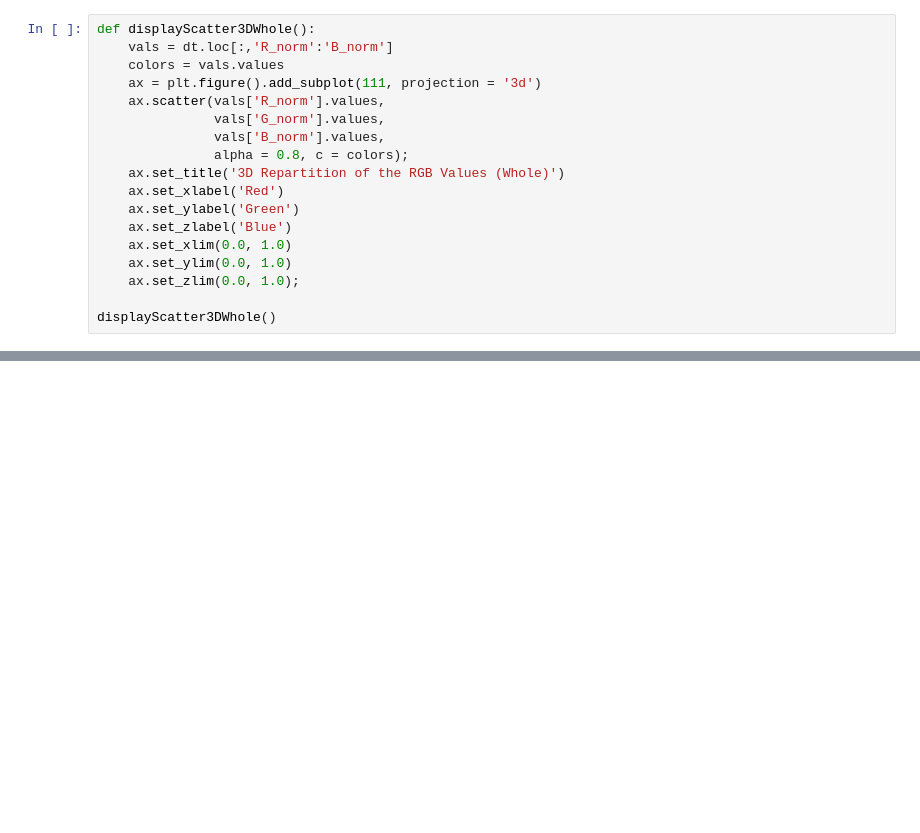
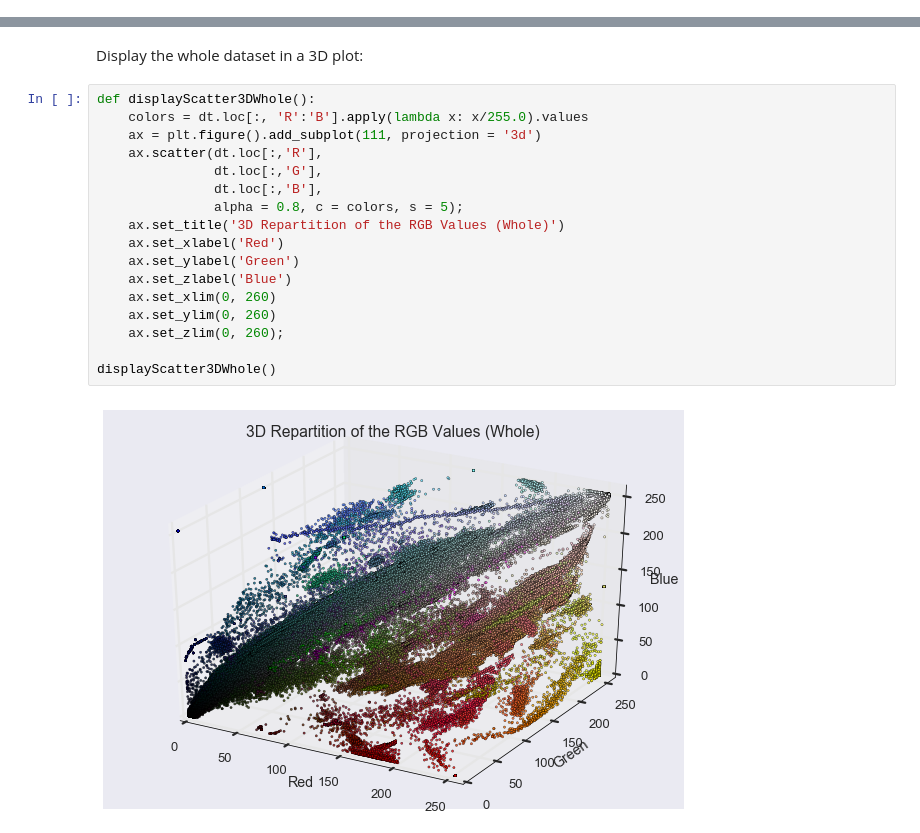
Before and after one commit to UrielTallon/Analytics, a Jupyter notebook: SkinAndTrees.ipynb, the cells around one changed output, grey strips where cells are left out. Saved outputs shown, nothing was run; the diff lists cells and outputs as text; blank space fills up the shorter version.

```diff
--- a/SkinAndTrees.ipynb
+++ b/SkinAndTrees.ipynb
@@ -108,18 +0,0 @@ Try to display the whole dataset in a 3D plot, each point being of the actual co
-# %%
-def displayScatter3DWhole():
-    vals = dt.loc[:,'R_norm':'B_norm']
-    colors = vals.values
-    ax = plt.figure().add_subplot(111, projection = '3d')
-    ax.scatter(vals['R_norm'].values,
-               vals['G_norm'].values,
-               vals['B_norm'].values,
-               alpha = 0.8, c = colors);
-    ax.set_title('3D Repartition of the RGB Values (Whole)')
-    ax.set_xlabel('Red')
-    ax.set_ylabel('Green')
-    ax.set_zlabel('Blue')
-    ax.set_xlim(0.0, 1.0)
-    ax.set_ylim(0.0, 1.0)
-    ax.set_zlim(0.0, 1.0);
-
-displayScatter3DWhole()
@@ -206,0 +136,21 @@ def crossValidationManiac(n = 100):
+# %% [markdown]
+Display the whole dataset in a 3D plot:
+# %%
+def displayScatter3DWhole():
+    colors = dt.loc[:, 'R':'B'].apply(lambda x: x/255.0).values
+    ax = plt.figure().add_subplot(111, projection = '3d')
+    ax.scatter(dt.loc[:,'R'],
+               dt.loc[:,'G'],
+               dt.loc[:,'B'],
+               alpha = 0.8, c = colors, s = 5);
+    ax.set_title('3D Repartition of the RGB Values (Whole)')
+    ax.set_xlabel('Red')
+    ax.set_ylabel('Green')
+    ax.set_zlabel('Blue')
+    ax.set_xlim(0, 260)
+    ax.set_ylim(0, 260)
+    ax.set_zlim(0, 260);
+
+displayScatter3DWhole()
+# %% [output]
+[figure, added]
```
Also changed, not shown: parts of 100 cells of this notebook, 2 other files.
